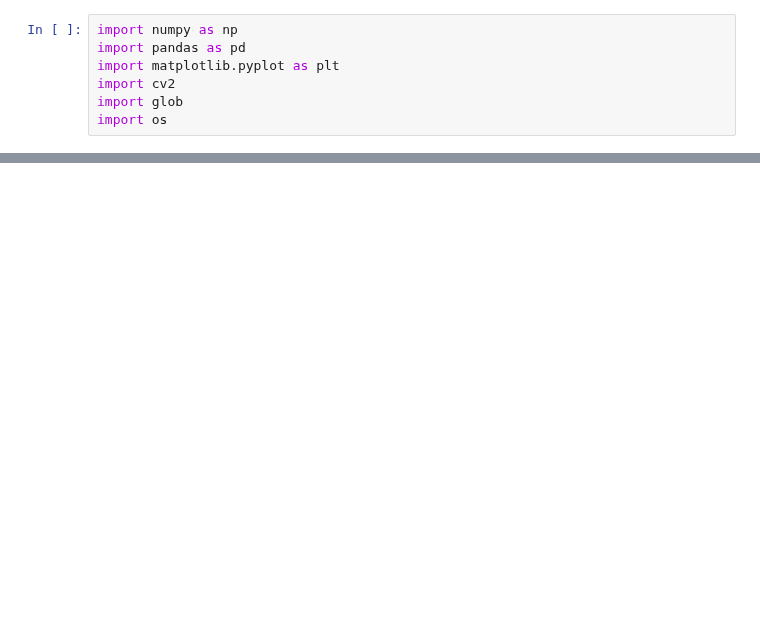
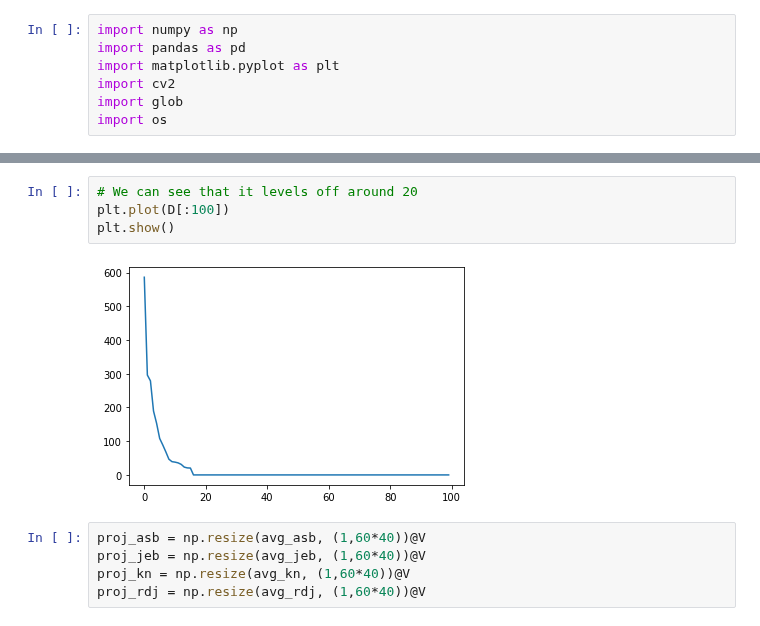
Before and after one commit to B33Boy/Data-Driven-Algorithms-Collection, a Jupyter notebook: Principal Component Analysis/Eigenface.ipynb, the cells around one changed output, grey strips where cells are left out. Cells and saved outputs as stored; diff of their text form; blank space fills up the shorter version.

```diff
--- a/Principal Component Analysis/Eigenface.ipynb
+++ b/Principal Component Analysis/Eigenface.ipynb
@@ -68,0 +116,11 @@ A.shape
+# %%
+# We can see that it levels off around 20
+plt.plot(D[:100])
+plt.show()
+# %% [output]
+[figure, added]
+# %%
+proj_asb = np.resize(avg_asb, (1,60*40))@V
+proj_jeb = np.resize(avg_jeb, (1,60*40))@V
+proj_kn = np.resize(avg_kn, (1,60*40))@V
+proj_rdj = np.resize(avg_rdj, (1,60*40))@V
```
Also changed, not shown: parts of 14 cells of this notebook.
